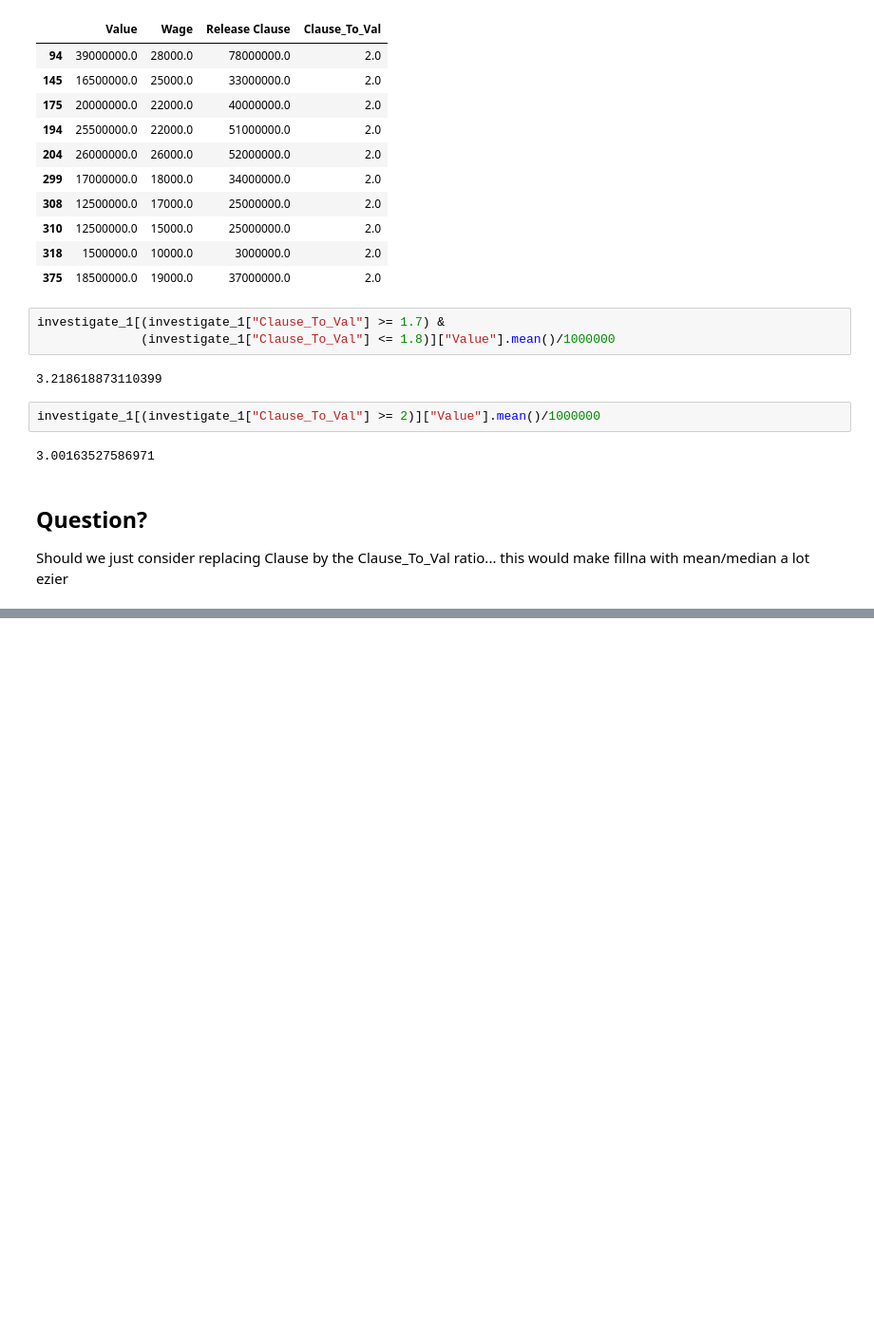
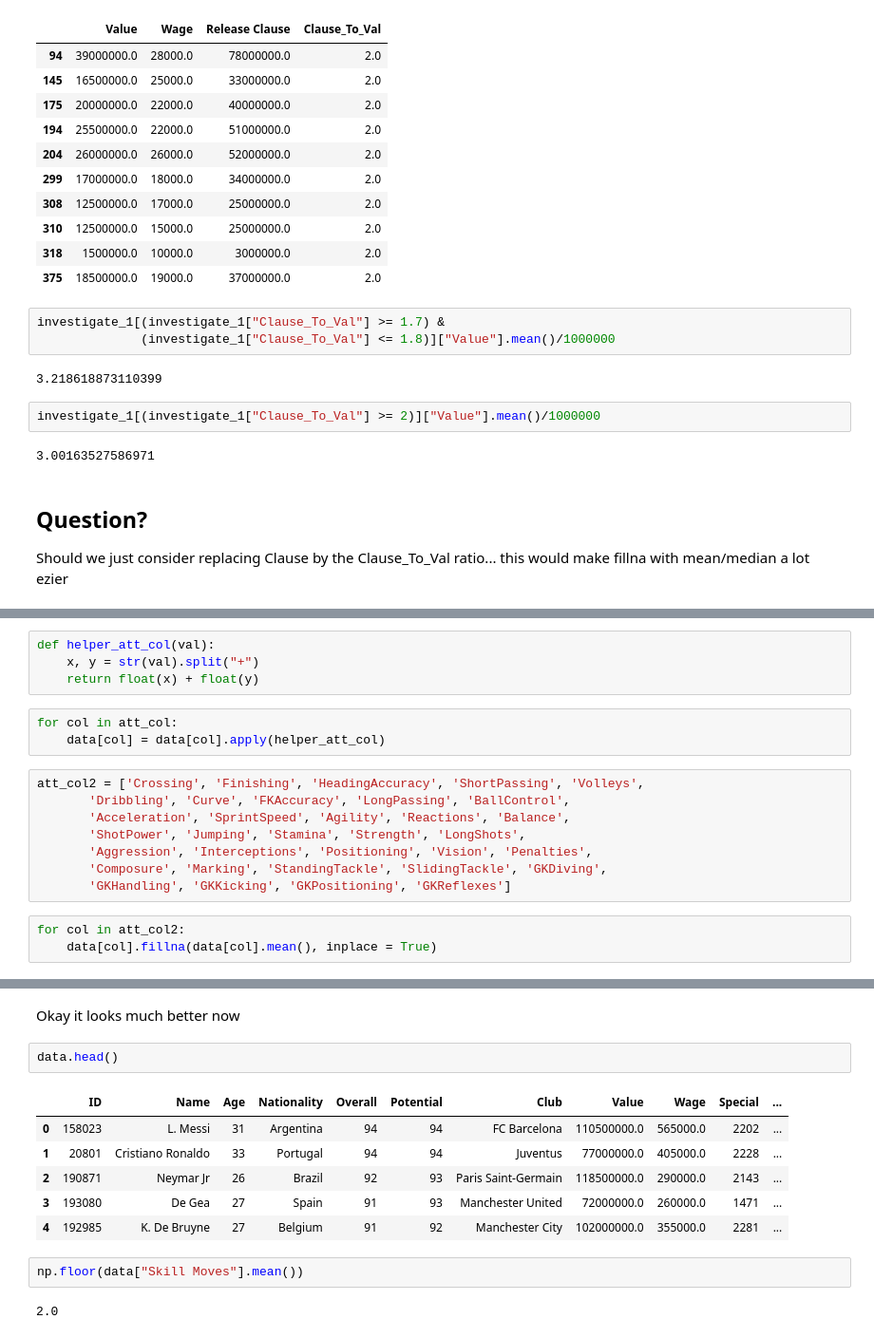
Before and after one commit to HieuFromWaterloo/stat441_project, a Jupyter notebook: Exploration.ipynb, the cells around one changed output, grey strips where cells are left out. Shown at 95% size. Cells and saved outputs as stored; diff of their text form; blank space fills up the shorter version.

```diff
--- a/Exploration.ipynb
+++ b/Exploration.ipynb
@@ -210,0 +292,18 @@ Should we just consider replacing Clause by the Clause_To_Val ratio... this woul
+# %%
+def helper_att_col(val):
+    x, y = str(val).split("+")
+    return float(x) + float(y)
+# %%
+for col in att_col:
+    data[col] = data[col].apply(helper_att_col)
+# %%
+att_col2 = ['Crossing', 'Finishing', 'HeadingAccuracy', 'ShortPassing', 'Volleys',
+       'Dribbling', 'Curve', 'FKAccuracy', 'LongPassing', 'BallControl',
+       'Acceleration', 'SprintSpeed', 'Agility', 'Reactions', 'Balance',
+       'ShotPower', 'Jumping', 'Stamina', 'Strength', 'LongShots',
+       'Aggression', 'Interceptions', 'Positioning', 'Vision', 'Penalties',
+       'Composure', 'Marking', 'StandingTackle', 'SlidingTackle', 'GKDiving',
+       'GKHandling', 'GKKicking', 'GKPositioning', 'GKReflexes']
+# %%
+for col in att_col2:
+    data[col].fillna(data[col].mean(), inplace = True)
@@ -210,0 +333,15 @@ Should we just consider replacing Clause by the Clause_To_Val ratio... this woul
+# %% [markdown]
+Okay it looks much better now
+# %%
+data.head()
+# %% [output]
+|  | ID | Name | Age | Nationality | Overall | Potential | Club | Value | Wage | Special | ... |
+| 0 | 158023 | L. Messi | 31 | Argentina | 94 | 94 | FC Barcelona | 110500000.0 | 565000.0 | 2202 | ... |
+| 1 | 20801 | Cristiano Ronaldo | 33 | Portugal | 94 | 94 | Juventus | 77000000.0 | 405000.0 | 2228 | ... |
+| 2 | 190871 | Neymar Jr | 26 | Brazil | 92 | 93 | Paris Saint-Germain | 118500000.0 | 290000.0 | 2143 | ... |
+| 3 | 193080 | De Gea | 27 | Spain | 91 | 93 | Manchester United | 72000000.0 | 260000.0 | 1471 | ... |
+| 4 | 192985 | K. De Bruyne | 27 | Belgium | 91 | 92 | Manchester City | 102000000.0 | 355000.0 | 2281 | ... |
+# %%
+np.floor(data["Skill Moves"].mean())
+# %% [output]
+2.0
```
Also changed, not shown: parts of 23 cells of this notebook.
